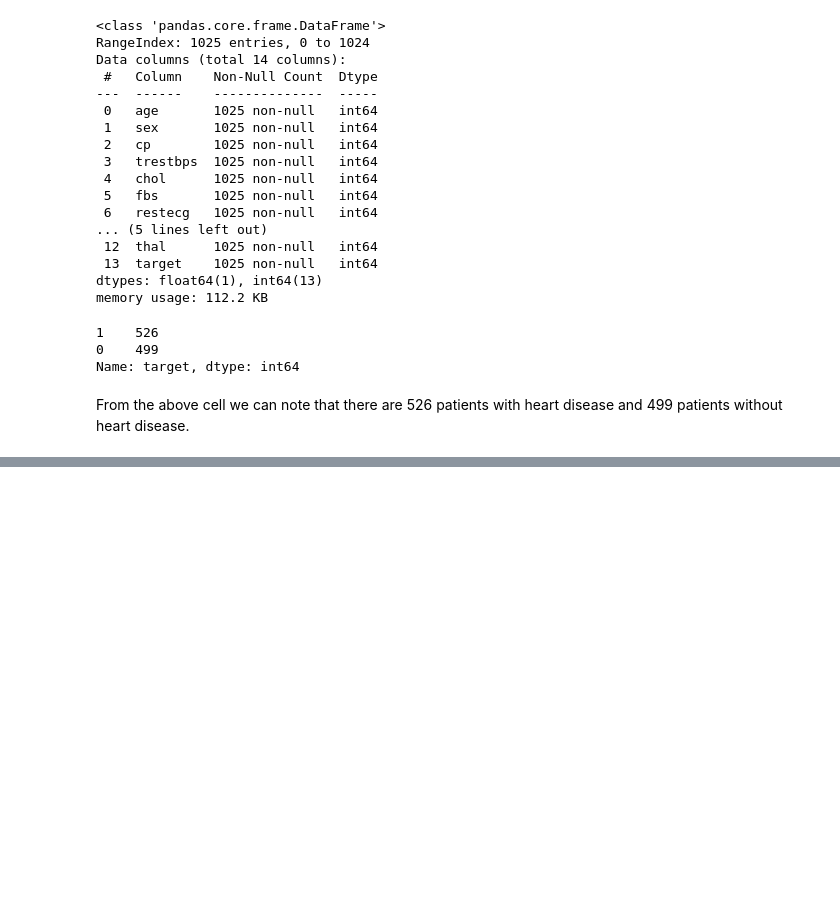
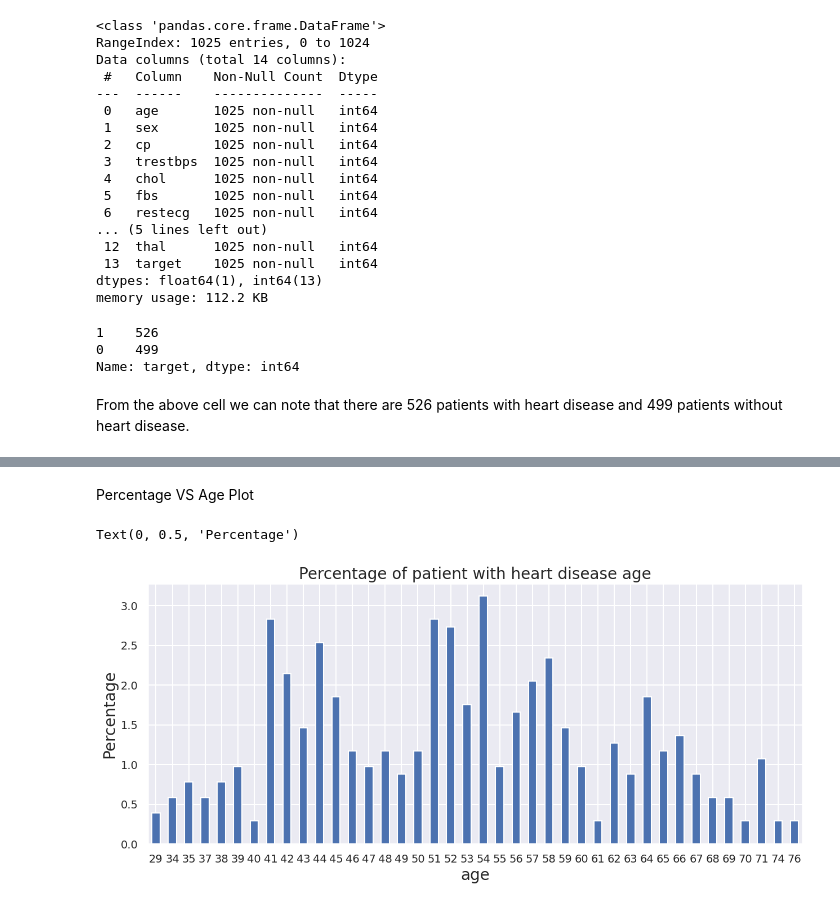
Before and after one commit to ShahhhVihaan/heart-disease-classification, a Jupyter notebook: classification.ipynb, the cells around one changed output, grey strips where cells are left out. Drawn from its saved outputs; the diff is of its cells as text; code cells hidden in the pictures; blank space fills up the shorter version.

```diff
--- a/classification.ipynb
+++ b/classification.ipynb
@@ -84,0 +140,15 @@ plt.show()
+# %% [markdown]
+Percentage VS Age Plot
+# %%
+#Plot the bar chart of the percentage of patient with heart disease
+ax = ((heart_disease_data[heart_disease_data['target'] == 1]['age'].value_counts() / len(heart_disease_data)) * 100).sort_index().plot.bar(
+    figsize=(15, 6),
+    fontsize= 14,
+    title="Percentage  vs age of patient with heart disease",
+    rot=0)
+ax.set_title("Percentage of patient with heart disease age", fontsize=20)
+ax.set_xlabel("age", fontsize=20)
+ax.set_ylabel("Percentage", fontsize=20)
+# %% [output]
+Text(0, 0.5, 'Percentage')
+[figure, added]
```
Also changed, not shown: parts of 25 cells of this notebook.
